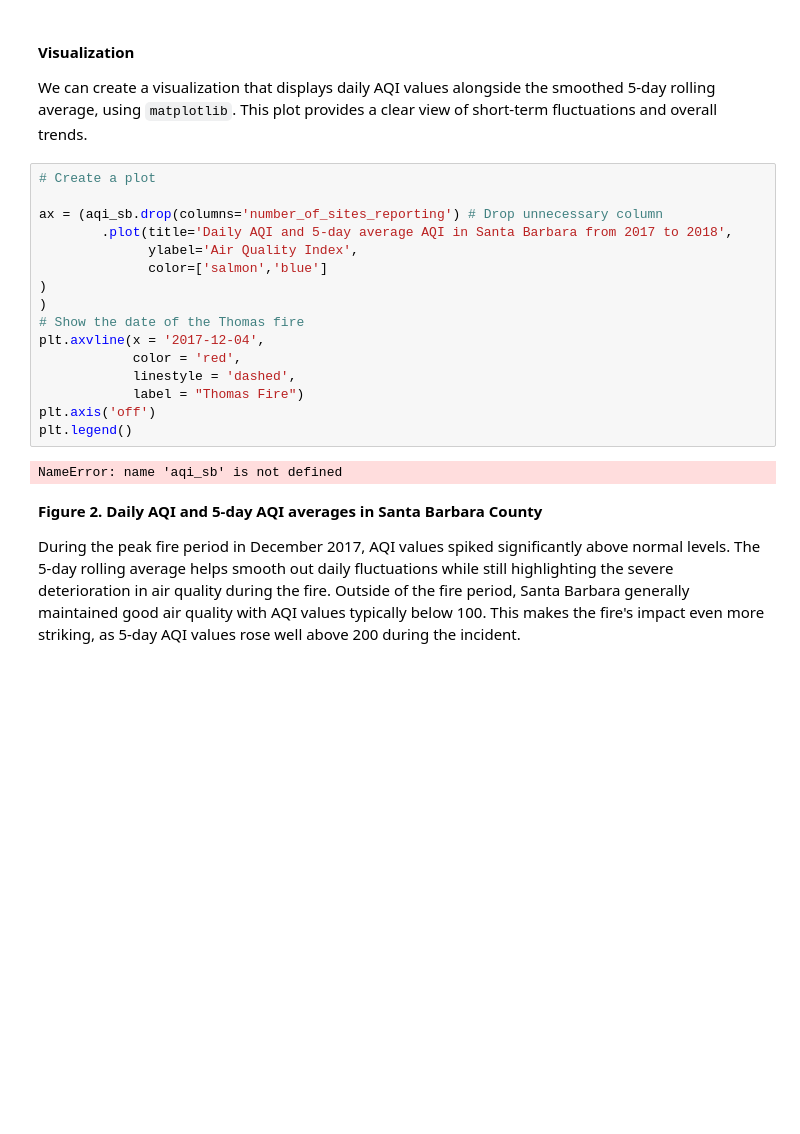
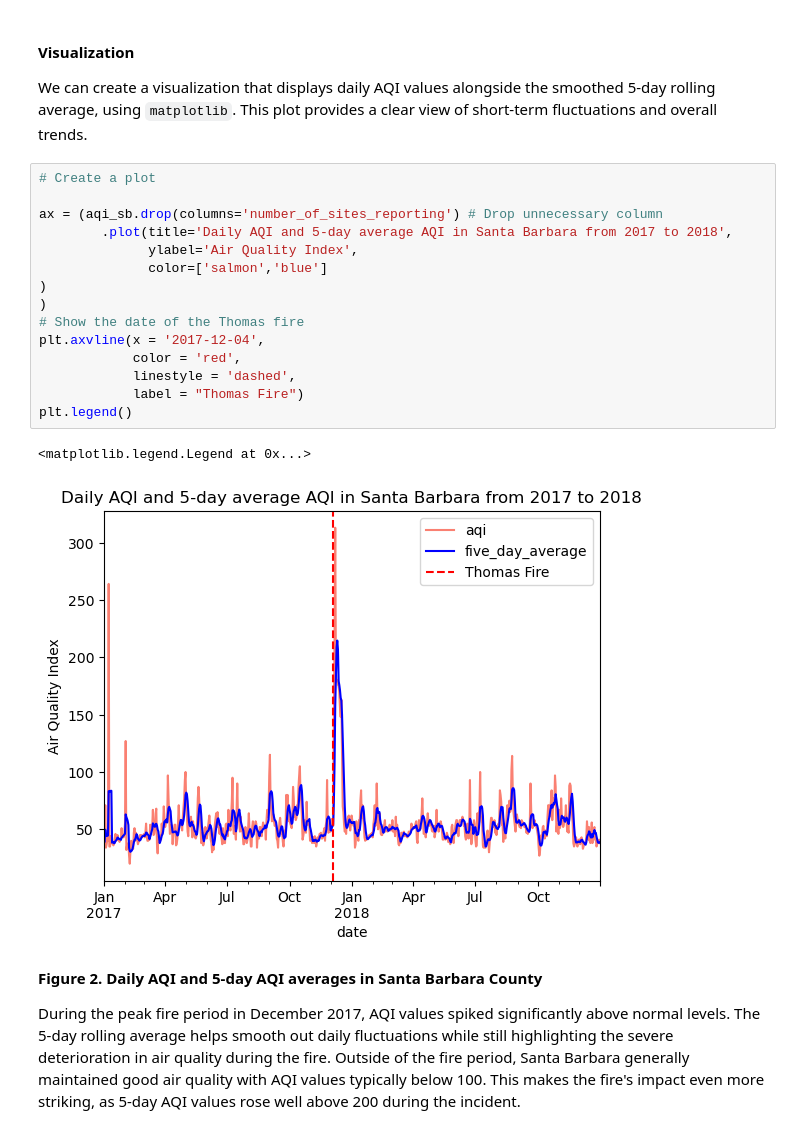
Before and after one commit to ZoeZhouJ/eds220-hw4, a Jupyter notebook: spatial_analysis_thomas_fire.ipynb, the cells around one changed output. Cells and saved outputs as stored; diff of their text form; blank space fills up the shorter version.

```diff
--- a/spatial_analysis_thomas_fire.ipynb
+++ b/spatial_analysis_thomas_fire.ipynb
@@ -197,21 +195,21 @@ We can create a visualization that displays daily AQI values alongside the smoot
 # %%
 # Create a plot
 
 ax = (aqi_sb.drop(columns='number_of_sites_reporting') # Drop unnecessary column
         .plot(title='Daily AQI and 5-day average AQI in Santa Barbara from 2017 to 2018',
               ylabel='Air Quality Index',
               color=['salmon','blue']
 )
 )
 # Show the date of the Thomas fire
 plt.axvline(x = '2017-12-04',
             color = 'red',
             linestyle = 'dashed',
             label = "Thomas Fire")
-plt.axis('off')
 plt.legend()
 # %% [output]
-NameError: name 'aqi_sb' is not defined
+<matplotlib.legend.Legend at 0x...>
+[figure, added]
 # %% [markdown]
 **Figure 2. Daily AQI and 5-day AQI averages in Santa Barbara County**
 
```
Also changed, not shown: parts of 1 cell of this notebook, 1 other file.
